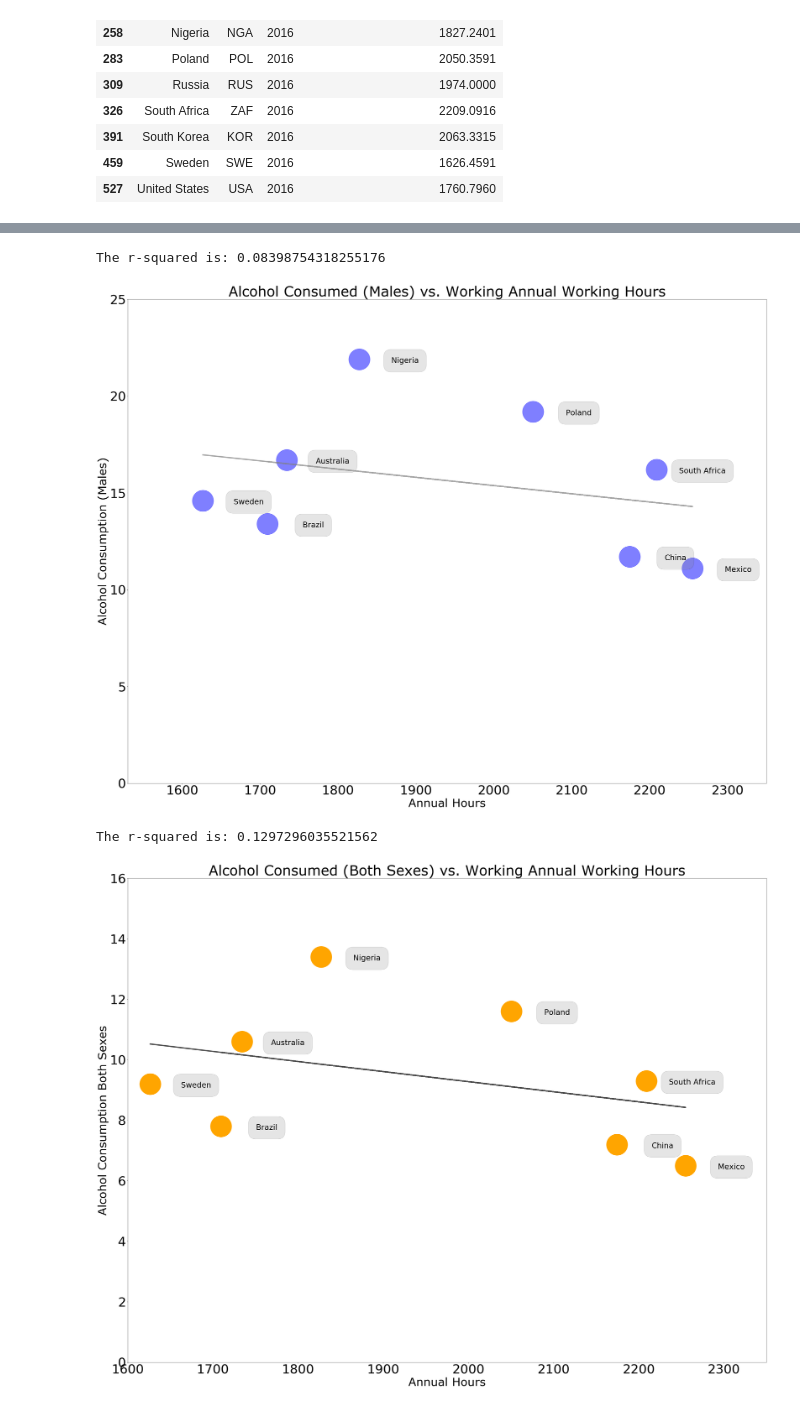
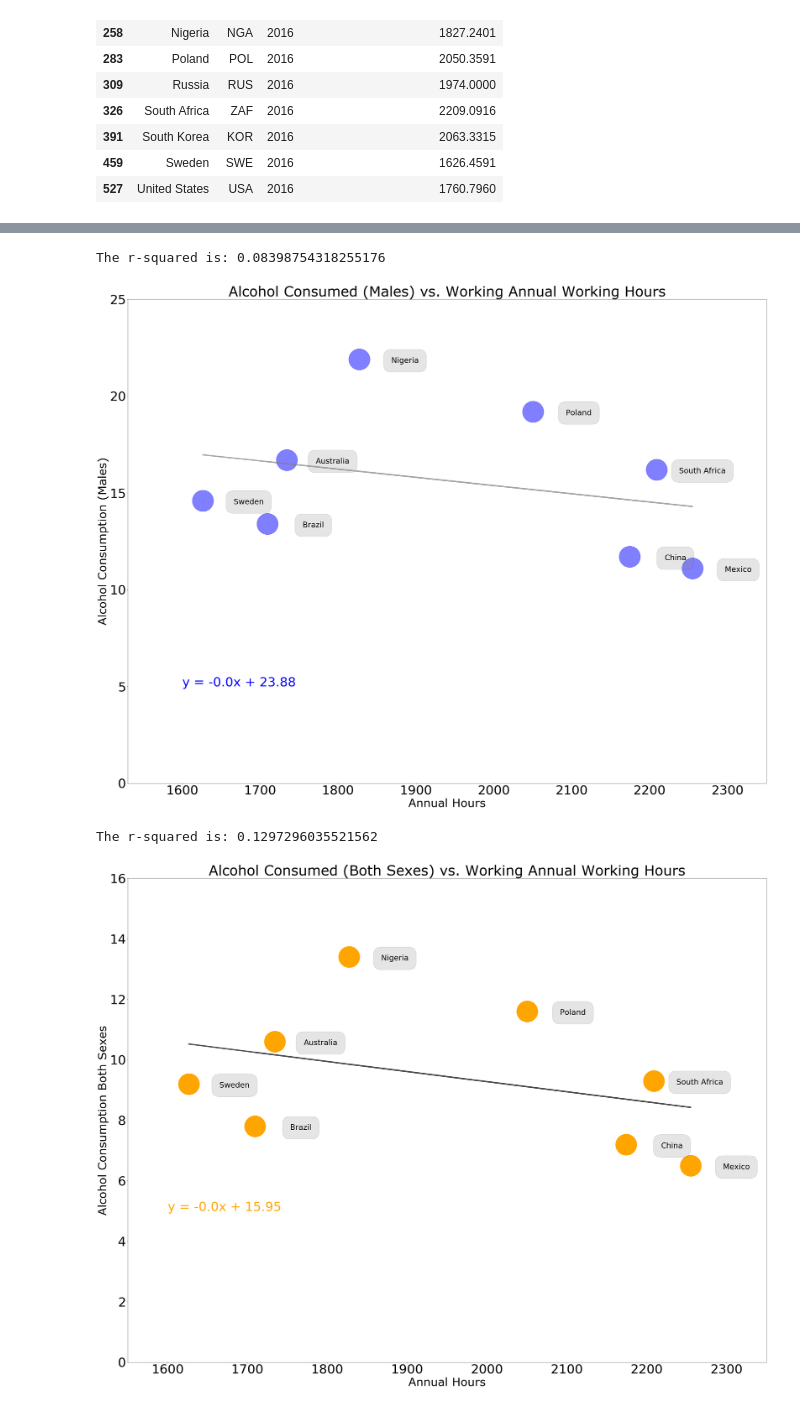
Before and after one commit to JeremyBrent/RUDS_project_1, a Jupyter notebook: Kasias_notebook/kasia-alcohol.ipynb, the cells around one changed output, grey strips where cells are left out. Saved outputs shown, nothing was run; the diff lists cells and outputs as text; code cells hidden in the pictures.

```diff
--- a/Kasias_notebook/kasia-alcohol.ipynb
+++ b/Kasias_notebook/kasia-alcohol.ipynb
@@ -147,4 +156,5 @@ Index(['Country', 'Year_x', 'Alcohol consumption both sexes',
 # %%
+#make scatter plot for males
 labels = drink_hours_df["Country"]
 x_values = drink_hours_df['Annual hours worked per person'].astype(float)
 y_values = drink_hours_df[ 'Alcohol consumption males'].astype(float)
@@ -165,7 +175,7 @@ plt.ylabel("Alcohol Consumption (Males)",fontsize=45,fontname ="Verdana")
 
 plt.scatter(x_values,y_values,color='blue',alpha=0.5, marker="o",s=7000)
 plt.plot(x_values,regress_values,"r-",color="gray",linewidth=5,alpha =.7)
-# plt.annotate(line_eq,(6,10),fontsize=15,color="red")
+plt.annotate(line_eq,(1600,5),fontsize=50,color="blue")
 
 for label, x, y in zip(labels, x_values, y_values):
     plt.annotate(
@@ -176,41 +186,44 @@ for label, x, y in zip(labels, x_values, y_values):
         )
 
 print(f"The r-squared is: {rvalue**2}")
+plt.savefig("alcohol_selected_males.png")
 # %% [output]
 The r-squared is: 0.08398754318255176
-[figure, old version]
+[figure, new version]
 # %%
+#make scatter plot for both sexes
 labels = drink_hours_df["Country"]
 x_values = drink_hours_df['Annual hours worked per person'].astype(float)
 y_values = drink_hours_df[ 'Alcohol consumption both sexes'].astype(float)
 plt.figure(figsize=(45,35))
-plt.xlim(1600, 2350)
+plt.xlim(1550, 2350)
 plt.ylim(0, 16)
 plt.xticks(fontsize=50)
 plt.yticks(fontsize=50)
 
 (slope, intercept, rvalue, pvalue, stderr) = linregress(x_values, y_values)
 regress_values = x_values * slope + intercept
 line_eq = "y = " + str(round(slope,2)) + "x + " + str(round(intercept,2))
 
 plt.title("Alcohol Consumed (Both Sexes) vs. Working Annual Working Hours",fontsize=55,fontname ="Verdana")
 plt.xlabel("Annual Hours",fontsize=45,fontname ="Verdana")
 plt.ylabel("Alcohol Consumption Both Sexes",fontsize=45,fontname ="Verdana")
 
 
 plt.scatter(x_values,y_values,color='orange',marker="o",s=7000)
 plt.plot(x_values,regress_values,"r-",color="black",linewidth=5,alpha =.7)
-# plt.annotate(line_eq,(6,10),fontsize=15,color="red")
+plt.annotate(line_eq,(1600,5),fontsize=50,color="orange")
 
 for label, x, y in zip(labels, x_values, y_values):
     plt.annotate(
         label,
         xy=(x, y), xytext=(180, -20),
         textcoords='offset points', ha='center',va='bottom', fontsize=30,
         bbox=dict(boxstyle='round,pad=1', fc='gray', alpha=0.2))
 
 print(f"The r-squared is: {rvalue**2}")
+plt.savefig("alcohol_selected_both.png")
 # %% [output]
 The r-squared is: 0.1297296035521562
-[figure, old version]
+[figure, new version]
 # %%
```
Also changed, not shown: parts of 18 cells of this notebook, 15 other files.
